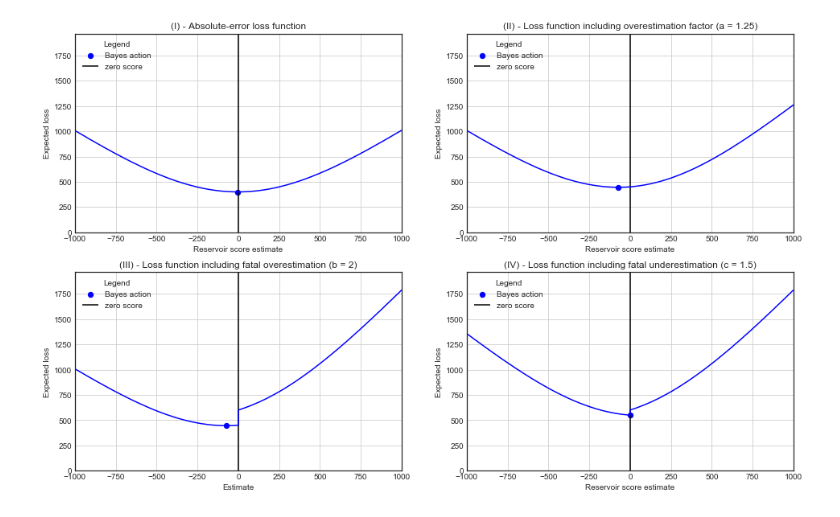
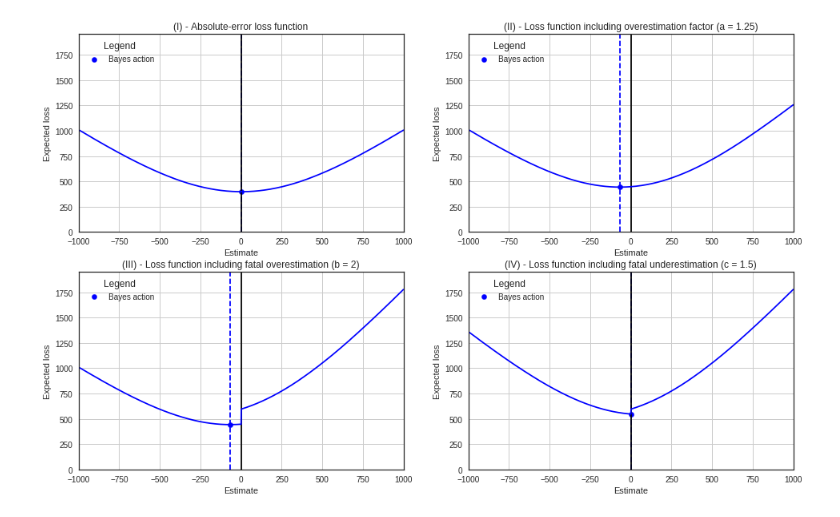
Before and after one commit to nre-aachen/Theses, a Jupyter notebook: Risk analysis/Notebooks/Loss on normal distribution.ipynb, the cells around one changed output. Cells and saved outputs as stored; diff of their text form; code cells hidden in the pictures.

```diff
--- a/Risk analysis/Notebooks/Loss on normal distribution.ipynb
+++ b/Risk analysis/Notebooks/Loss on normal distribution.ipynb
@@ -106,6 +106,7 @@ expected_loss_sIIa = lambda estimate_s: res_score_loss1(estimate_s, res_score).m
 loss = [expected_loss_sIIa(e) for e in estimates_s]
 _min_loss1 = sop.fmin(expected_loss_sIIa, -40, disp = False)
 ax[0,0].plot(estimates_s, loss, color = 'blue')
+ax[0,0].vlines(_min_loss1, 0, 20000, color='blue', linestyles="--")
 ax[0,0].scatter(_min_loss1, expected_loss_sIIa(_min_loss1), s = 40, color = 'blue', label = "Bayes action")
 
 
@@ -114,6 +115,7 @@ expected_loss_sIIb = lambda estimate_s: res_score_loss2(estimate_s, res_score).m
 loss = [expected_loss_sIIb(e) for e in estimates_s]
 _min_loss2 = sop.fmin(expected_loss_sIIb, -40, disp = False)
 ax[0,1].plot(estimates_s, loss, color = 'blue')
+ax[0,1].vlines(_min_loss2, 0, 20000, color='blue', linestyles="--")
 ax[0,1].scatter(_min_loss2, expected_loss_sIIb(_min_loss2), s = 40, color = 'blue', label = "Bayes action")
 
 #IIc
@@ -121,6 +123,7 @@ expected_loss_sIIc = lambda estimate_s: res_score_loss3(estimate_s, res_score).m
 loss = [expected_loss_sIIc(e) for e in estimates_s]
 _min_loss3 = sop.fmin(expected_loss_sIIc, -40, disp = False)
 ax[1,0].plot(estimates_s, loss, color = 'blue')
+ax[1,0].vlines(_min_loss3, 0, 20000, color='blue', linestyles="--")
 ax[1,0].scatter(_min_loss3, expected_loss_sIIc(_min_loss3), s = 40, color = 'blue', label = "Bayes action")
 
 #IId
@@ -128,57 +131,59 @@ expected_loss_sIId = lambda estimate_s: res_score_loss4(estimate_s, res_score).m
 loss = [expected_loss_sIId(e) for e in estimates_s]
 _min_loss4 = sop.fmin(expected_loss_sIId, -40, disp = False)
 ax[1,1].plot(estimates_s, loss, color = 'blue')
+ax[1,1].vlines(_min_loss4, 0, 20000, color='blue', linestyles="--")
 ax[1,1].scatter(_min_loss4, expected_loss_sIId(_min_loss4), s = 40, color = 'blue', label = "Bayes action")
 
 #IIa layout
 ax[0,0].set_title("""(I) - Absolute-error loss function""")
-ax[0,0].set_xlabel("Reservoir score estimate")
+ax[0,0].set_xlabel("Estimate")
 ax[0,0].set_ylabel("Expected loss")
 ax[0,0].set_xlim(estimates_s[0], estimates_s[-1])
 ax[0,0].set_ylim(0,1.1 * np.max(loss))
 ax[0,0].grid()
-ax[0,0].vlines(0, 0, 1.1 * np.max(loss), label="zero score", linestyles="-")
+ax[0,0].vlines(0, 0, 1.1 * np.max(loss), linestyles="-")
 #ax[0,0].vlines(res_score.mean(), 0, 1.1 * np.max(loss), label="score mean", linestyles="-.")
 #ax[0,0].vlines(np.median(res_score), 0, 1.1 * np.max(loss), label="score median", linestyles=":")
 ax[0,0].legend(loc="upper left", scatterpoints=1, title="Legend");
 
 #IIb layout
 ax[0,1].set_title("""(II) - Loss function including overestimation factor (a = 1.25)""")
-ax[0,1].set_xlabel("Reservoir score estimate")
+ax[0,1].set_xlabel("Estimate")
 ax[0,1].set_ylabel("Expected loss")
 ax[0,1].set_xlim(estimates_s[0], estimates_s[-1])
 ax[0,1].set_ylim(0,1.1 * np.max(loss))
 ax[0,1].grid()
-ax[0,1].vlines(0, 0, 1.1 * np.max(loss), label="zero score", linestyles="-")
+ax[0,1].vlines(0, 0, 1.1 * np.max(loss), linestyles="-")
 #ax[0,1].vlines(res_score.mean(), 0, 1.1 * np.max(loss), label="score mean", linestyles="-.")
 #ax[0,1].vlines(np.median(res_score), 0, 1.1 * np.max(loss), label="score median", linestyles=":")
 ax[0,1].legend(loc="upper left", scatterpoints=1, title="Legend");
 
 #IIc layout
 ax[1,0].set_title("""(III) - Loss function including fatal overestimation (b = 2)""")
 ax[1,0].set_xlabel("Estimate")
 ax[1,0].set_ylabel("Expected loss")
 ax[1,0].set_xlim(estimates_s[0], estimates_s[-1])
 ax[1,0].set_ylim(0,1.1 * np.max(loss))
 ax[1,0].grid()
-ax[1,0].vlines(0, 0, 1.1 * np.max(loss), label="zero score", linestyles="-")
+ax[1,0].vlines(0, 0, 1.1 * np.max(loss), linestyles="-")
 #ax[1,0].vlines(res_score.mean(), 0, 1.1 * np.max(loss), label="score mean", linestyles="-.")
 #ax[1,0].vlines(np.median(res_score), 0, 1.1 * np.max(loss), label="score median", linestyles=":")
 ax[1,0].legend(loc="upper left", scatterpoints=1, title="Legend");
 
 #IId layout
 ax[1,1].set_title("""(IV) - Loss function including fatal underestimation (c = 1.5)""")
-ax[1,1].set_xlabel("Reservoir score estimate")
+ax[1,1].set_xlabel("Estimate")
 ax[1,1].set_ylabel("Expected loss")
 ax[1,1].set_xlim(estimates_s[0], estimates_s[-1])
 ax[1,1].set_ylim(0,1.1 * np.max(loss))
 ax[1,1].grid()
-ax[1,1].vlines(0, 0, 1.1 * np.max(loss), label="zero score", linestyles="-")
+ax[1,1].vlines(0, 0, 1.1 * np.max(loss), linestyles="-")
+#plt.vlines(_min_score, 0, 20000, color=_color['color'], linestyles="--")
 #ax[1,1].vlines(res_score.mean(), 0, 1.1 * np.max(loss), label="score mean", linestyles="-.")
 #ax[1,1].vlines(np.median(res_score), 0, 1.1 * np.max(loss), label="score median", linestyles=":");
 ax[1,1].legend(loc="upper left", scatterpoints=1, title="Legend");
 # %% [output]
-[figure, old version]
+[figure, new version]
 # %%
 given_score1 = -250
 given_score2 = 0
```
Also changed, not shown: parts of 5 cells of this notebook, 20 other files.
